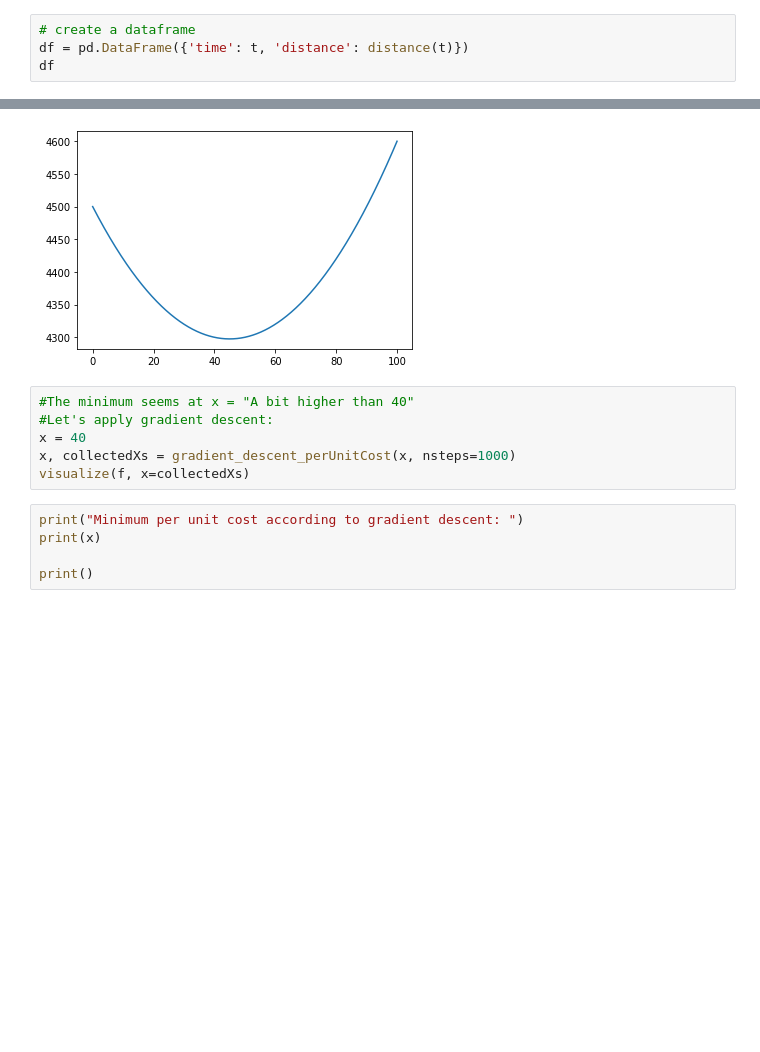
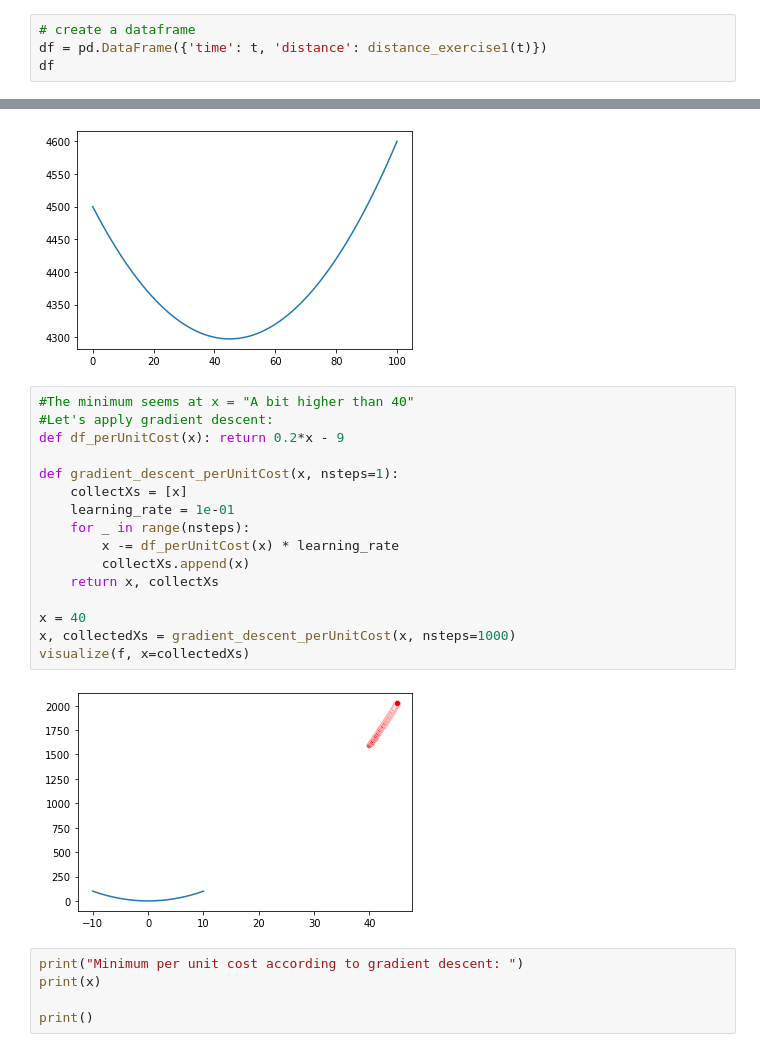
Before and after one commit to nitotosi/calculus-and-algebra-problems-with-python, a Jupyter notebook: problems.ipynb, the cells around one changed output, grey strips where cells are left out. Cells and saved outputs as stored; diff of their text form; blank space fills up the shorter version.

Commit message:
Gradient descent praa la función perUnitCost. Exercise 3, parte "...and make a conclusion"

```diff
--- a/problems.ipynb
+++ b/problems.ipynb
@@ -40,6 +40,6 @@ plt.plot(t, distance_exercise1(t))
 [figure]
 # %%
 # create a dataframe
-df = pd.DataFrame({'time': t, 'distance': distance(t)})
+df = pd.DataFrame({'time': t, 'distance': distance_exercise1(t)})
 df
 # %% [output]
@@ -261,9 +273,21 @@ plt.plot(x_linspace, perUnitCost(x_linspace))
 # %%
 #The minimum seems at x = "A bit higher than 40"
 #Let's apply gradient descent:
+def df_perUnitCost(x): return 0.2*x - 9
+
+def gradient_descent_perUnitCost(x, nsteps=1):
+    collectXs = [x]
+    learning_rate = 1e-01
+    for _ in range(nsteps):
+        x -= df_perUnitCost(x) * learning_rate
+        collectXs.append(x)
+    return x, collectXs
+
 x = 40
 x, collectedXs = gradient_descent_perUnitCost(x, nsteps=1000)
 visualize(f, x=collectedXs)
+# %% [output]
+[figure, added]
 # %%
 print("Minimum per unit cost according to gradient descent: ")
 print(x)
```
Also changed, not shown: parts of 1 cell of this notebook.
